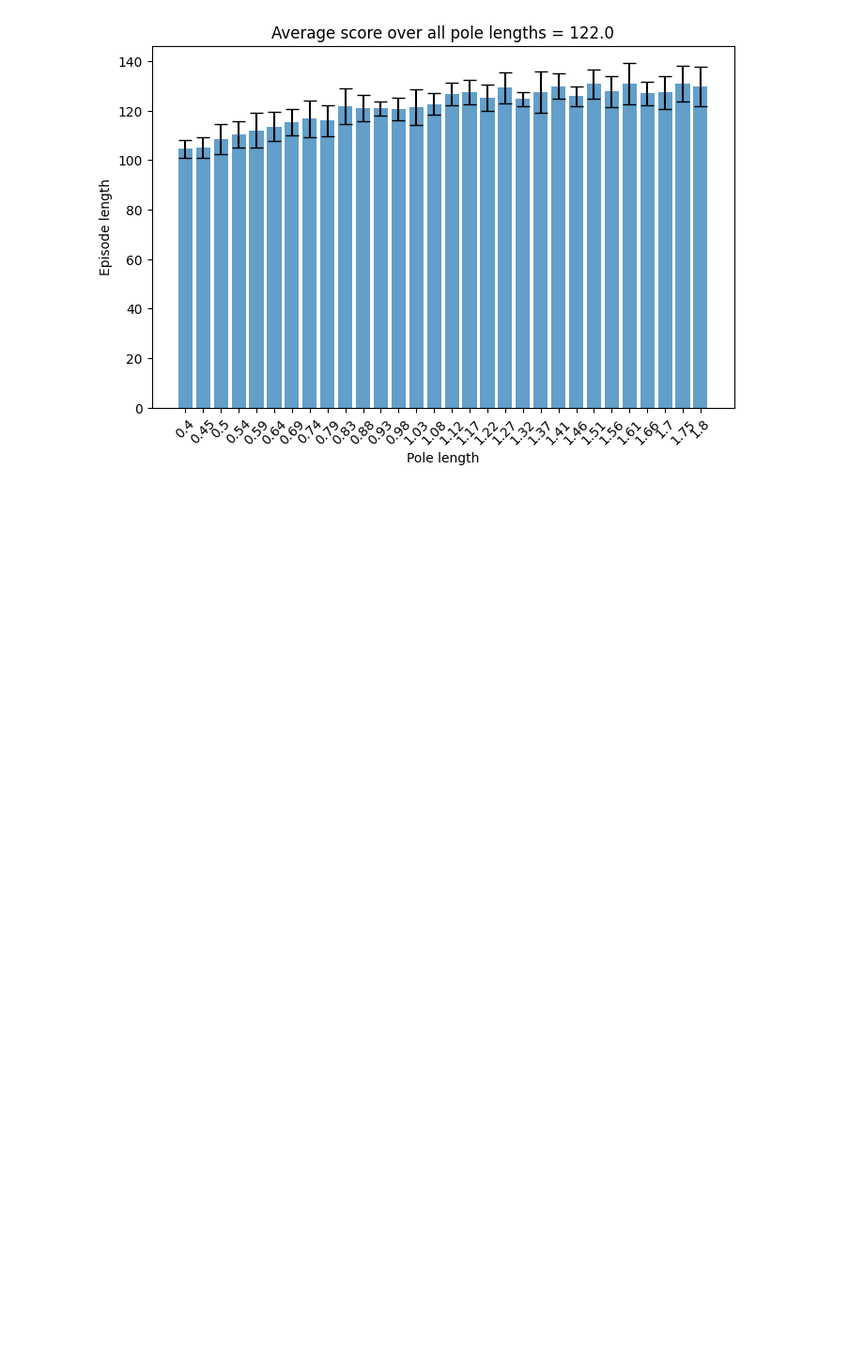
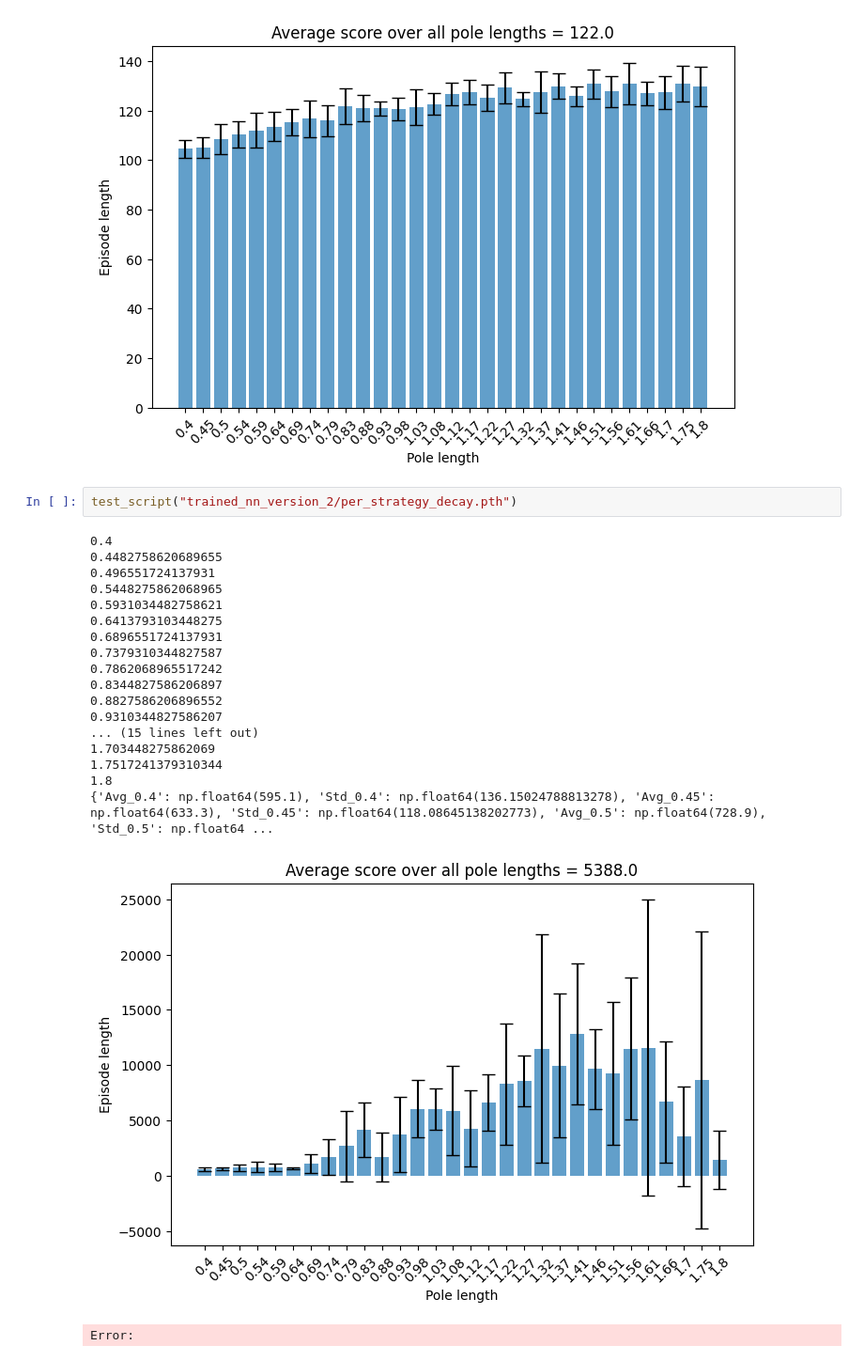
Before and after one commit to HippolyteLC/intro_rl_assignment_3, a Jupyter notebook: version_2_strategies_implementations.ipynb, the cells around one changed output. Shown at 94% size. Drawn from its saved outputs; the diff is of its cells as text; blank space fills up the shorter version.

```diff
--- a/version_2_strategies_implementations.ipynb
+++ b/version_2_strategies_implementations.ipynb
@@ -1605,3 +1675,25 @@ test_script("trained_nn_version_2/baseline.pth")
 1.8
 {'Avg_0.4': np.float64(104.5), 'Std_0.4': np.float64(3.4713109915419564), 'Avg_0.45': np.float64(105.1), 'Std_0.45': np.float64(4.060788100849391), 'Avg_0.5': np.float64(108.5), 'Std_0.5': np.float64( ...
 [figure]
+# %%
+test_script("trained_nn_version_2/per_strategy_decay.pth")
+# %% [output]
+0.4
+0.4482758620689655
+0.496551724137931
+0.5448275862068965
+0.5931034482758621
+0.6413793103448275
+0.6896551724137931
+0.7379310344827587
+0.7862068965517242
+0.8344827586206897
+0.8827586206896552
+0.9310344827586207
+... (15 lines left out)
+1.703448275862069
+1.7517241379310344
+1.8
+{'Avg_0.4': np.float64(595.1), 'Std_0.4': np.float64(136.15024788813278), 'Avg_0.45': np.float64(633.3), 'Std_0.45': np.float64(118.08645138202773), 'Avg_0.5': np.float64(728.9), 'Std_0.5': np.float64 ...
+[figure, added]
+Error:
```
Also changed, not shown: parts of 14 cells of this notebook, 29 other files.
